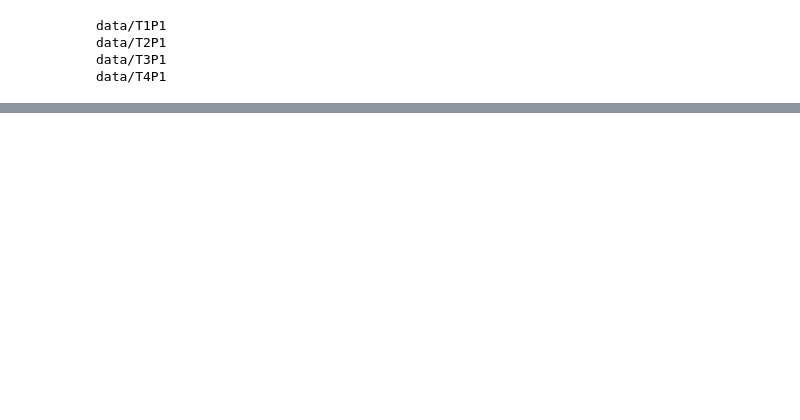
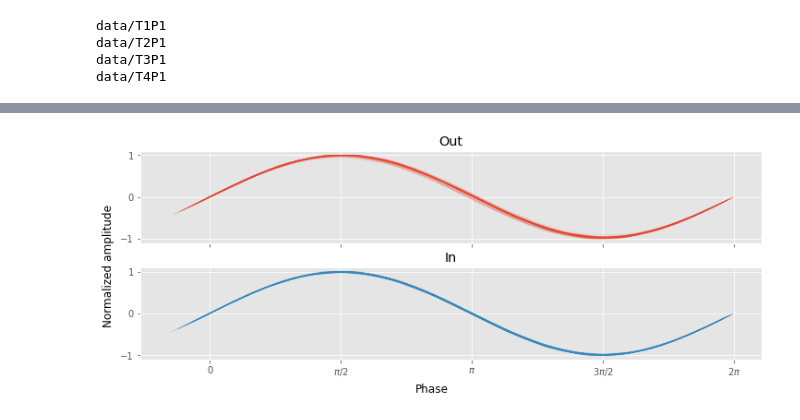
Before and after one commit to Oskari-Tuormaa/BAC, a Jupyter notebook: experiments/transducer_characteristics/plotting.ipynb, the cells around one changed output, grey strips where cells are left out. Saved outputs shown, nothing was run; the diff lists cells and outputs as text; code cells hidden in the pictures; blank space fills up the shorter version.

```diff
--- a/experiments/transducer_characteristics/plotting.ipynb
+++ b/experiments/transducer_characteristics/plotting.ipynb
@@ -133,0 +158,43 @@ fig.savefig("plots/sammenligning.pdf")
+# %%
+fig, axd = plt.subplot_mosaic([["top"], ["bottom"]], figsize=(10, 4), sharex=True, sharey=True)
+
+for k, v in wfd.items():
+    wfin, wfout = v.values()
+    if len(wfout) == 0 or len(wfin) == 0:
+        continue
+
+    # Fix sign
+    if wfin[0] > 0:
+        wfin = -wfin
+    if wfout[0] > 0:
+        wfout = -wfout
+
+    # Normalize
+    wfin /= max(abs(wfin))
+    wfout /= max(abs(wfout))
+
+    # Calculate phase offsets
+    offsetinl  = np.arcsin(wfin[0]   )# / (2 * np.pi)
+    offsetoutl = np.arcsin(wfout[0] )# / (2 * np.pi)
+    offsetinr  = np.arcsin(wfin[-1]  )# / (2 * np.pi)
+    offsetoutr = np.arcsin(wfout[-1])
+
+    # Generate X axes data to align phases
+    xin = np.linspace(offsetinl, 2*np.pi+offsetinr, len(wfin))
+    xout = np.linspace(offsetoutl, 2*np.pi+offsetoutr, len(wfout))
+
+    # Plot data
+    axd["top"].plot(xout, wfout, c="C0", alpha=0.1)
+    axd["bottom"].plot(xin, wfin, c="C1", alpha=0.1)
+
+axd["bottom"].set_xticks(np.linspace(0, 2*np.pi, 5))
+axd["bottom"].set_xticklabels([0, r"$\pi/2$", r"$\pi$", r"$3\pi/2$", r"$2\pi$"])
+
+axd["top"].set_title("Out")
+axd["bottom"].set_title("In")
+fig.supxlabel("Phase")
+fig.supylabel("Normalized amplitude")
+
+fig.savefig("plots/distortion.pdf")
+# %% [output]
+[figure, added]
```
Also changed, not shown: parts of 8 cells of this notebook, 6 other files.
